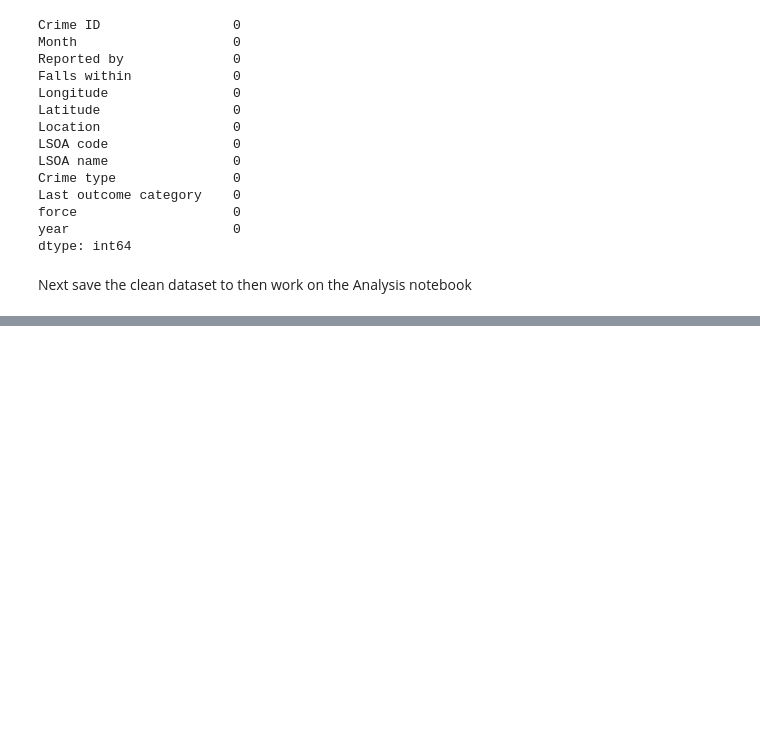
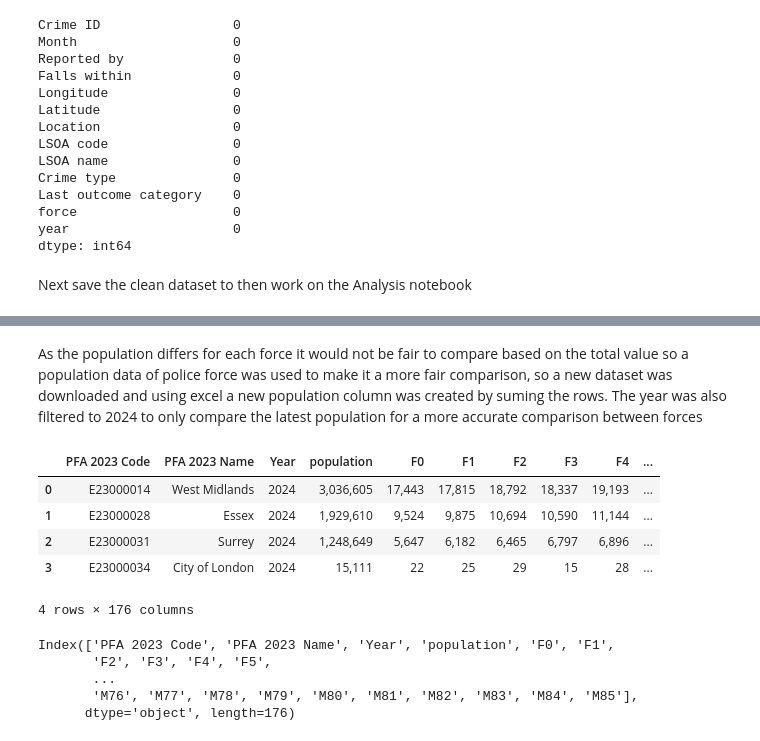
Before and after one commit to adck872/crime_data_analysis, a Jupyter notebook: Preprocessing.ipynb, the cells around one changed output, grey strips where cells are left out. Cells and saved outputs as stored; diff of their text form; code cells hidden in the pictures; blank space fills up the shorter version.

Commit message:
cleaning population data
cleaning population data for crime analysis comparison

```diff
--- a/Preprocessing.ipynb
+++ b/Preprocessing.ipynb
@@ -411,0 +418,20 @@ df.to_csv("cleaned_crime_data.csv", index=False)
+# %% [markdown]
+As the population differs for each force it would not be fair to compare based on the total value so a population data of police force was used to make it a more fair comparison, so a new dataset was downloaded and using excel a new population column was created by suming the rows. The year was also filtered to 2024 to only compare the latest population for a more accurate comparison between forces
+# %%
+pop = pd.read_csv("policeforceareas2024.csv")
+pop
+# %% [output]
+|  | PFA 2023 Code | PFA 2023 Name | Year | population | F0 | F1 | F2 | F3 | F4 | ... |
+| 0 | E23000014 | West Midlands | 2024 | 3,036,605 | 17,443 | 17,815 | 18,792 | 18,337 | 19,193 | ... |
+| 1 | E23000028 | Essex | 2024 | 1,929,610 | 9,524 | 9,875 | 10,694 | 10,590 | 11,144 | ... |
+| 2 | E23000031 | Surrey | 2024 | 1,248,649 | 5,647 | 6,182 | 6,465 | 6,797 | 6,896 | ... |
+| 3 | E23000034 | City of London | 2024 | 15,111 | 22 | 25 | 29 | 15 | 28 | ... |
+4 rows × 176 columns
+# %%
+pop.columns
+# %% [output]
+Index(['PFA 2023 Code', 'PFA 2023 Name', 'Year', 'population', 'F0', 'F1',
+       'F2', 'F3', 'F4', 'F5',
+       ...
+       'M76', 'M77', 'M78', 'M79', 'M80', 'M81', 'M82', 'M83', 'M84', 'M85'],
+      dtype='object', length=176)
```
Also changed, not shown: parts of 9 cells of this notebook, 3 other files.
